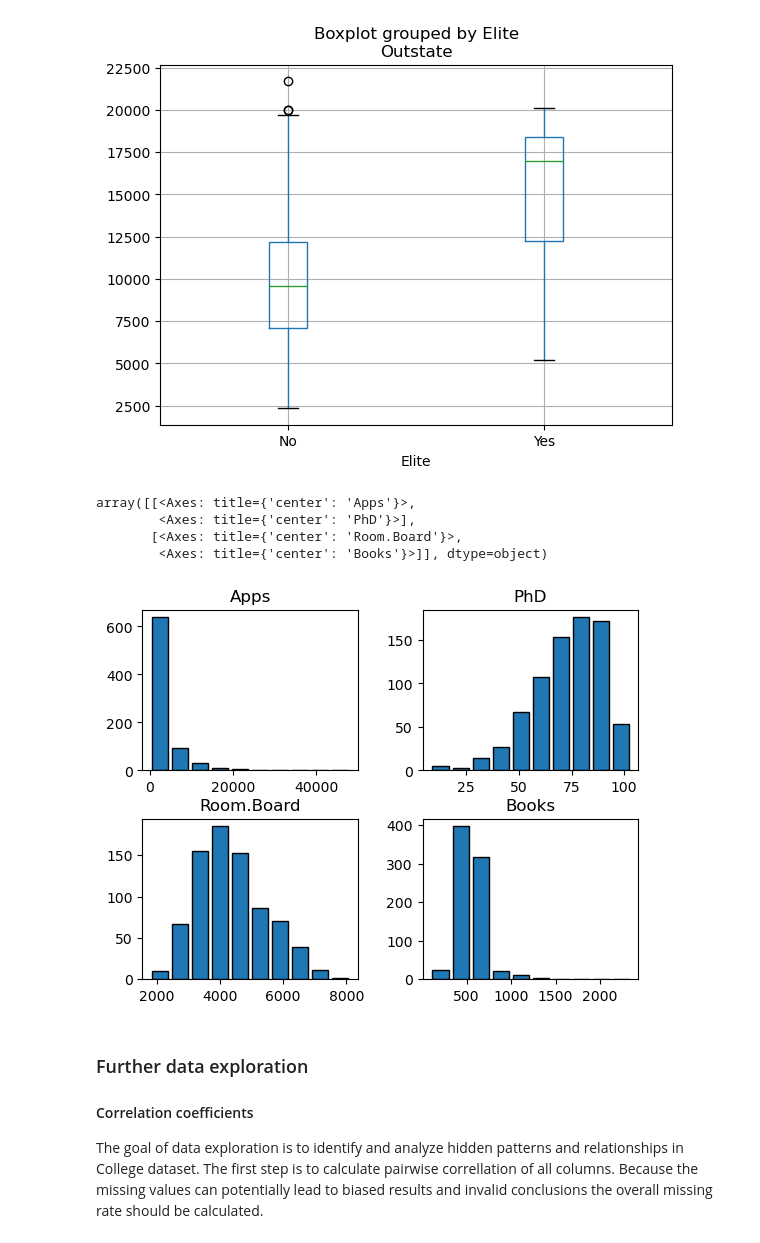
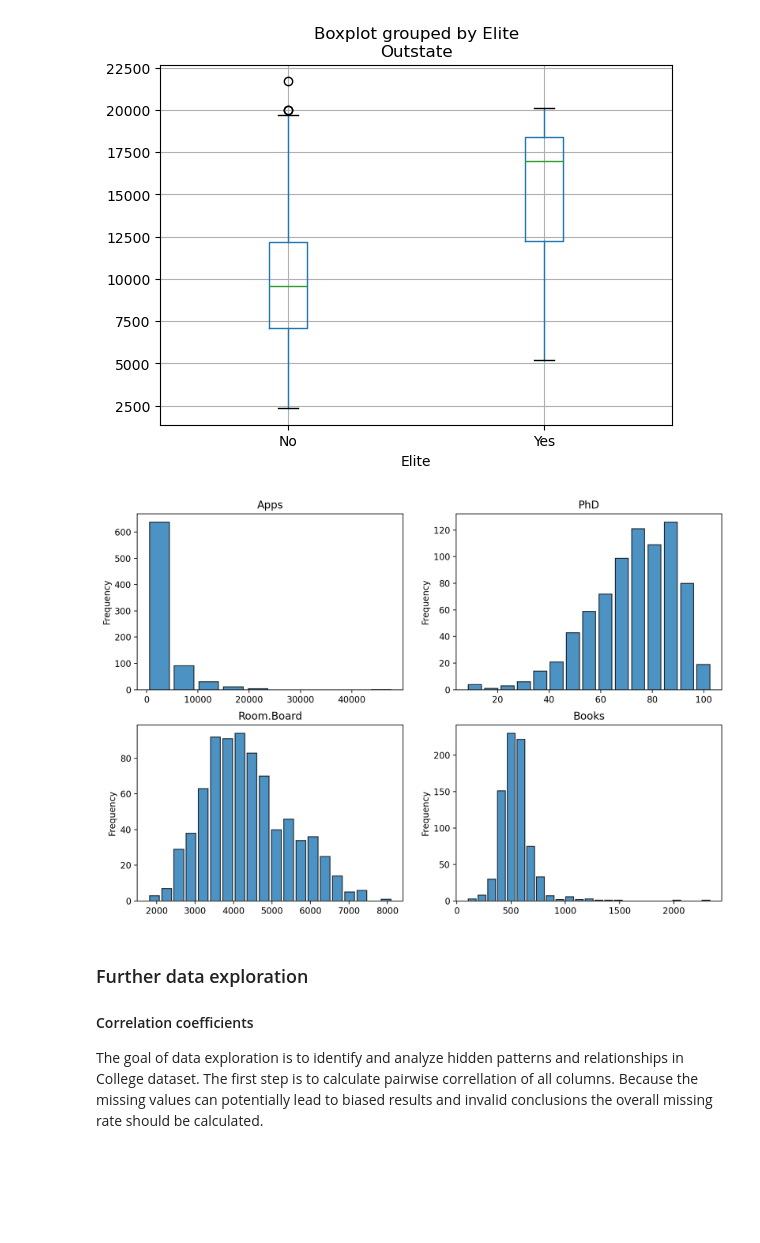
Before and after one commit to KatjaParak/Databehandling-Katsiaryna-Parakhnevich, a Jupyter notebook: Labs/Lab1.ipynb, the cells around one changed output. Drawn from its saved outputs; the diff is of its cells as text; code cells hidden in the pictures; blank space fills up the shorter version.

```diff
--- a/Labs/Lab1.ipynb
+++ b/Labs/Lab1.ipynb
@@ -85,16 +85,21 @@ college.boxplot(column='Outstate',by='Elite')
 # %% [output]
 <Axes: title={'center': 'Outstate'}, xlabel='Elite'>
 [figure]
-# %%
-# g)
-
-college.hist(['Apps', 'PhD', 'Room.Board', 'Books'],grid=False,edgecolor='black',rwidth=0.8)
-# %% [output]
-array([[<Axes: title={'center': 'Apps'}>,
-        <Axes: title={'center': 'PhD'}>],
-       [<Axes: title={'center': 'Room.Board'}>,
-        <Axes: title={'center': 'Books'}>]], dtype=object)
-[figure, removed]
+# %%
+# g)
+
+fig, axes = plt.subplots(2,2, dpi=200 ,figsize=(12,8))
+axes = axes.flatten()
+data_frame = [college['Apps'], college['PhD'], college['Room.Board'], college['Books']]
+titles = ['Apps', 'PhD', 'Room.Board', 'Books']
+bins = [10,15,20,25]
+
+for i, (data, bin, title) in enumerate(zip(data_frame,bins,titles)):
+    data.plot.hist(ax=axes[i],edgecolor='black',rwidth=0.8,bins=bins[i],alpha=0.8)
+    axes[i].set(title=title)
+plt.show()
+# %% [output]
+[figure, added]
 # %% [markdown]
 ### Further data exploration<br>
 #### Correlation coefficients<br>
```
Also changed, not shown: parts of 1 cell of this notebook.
